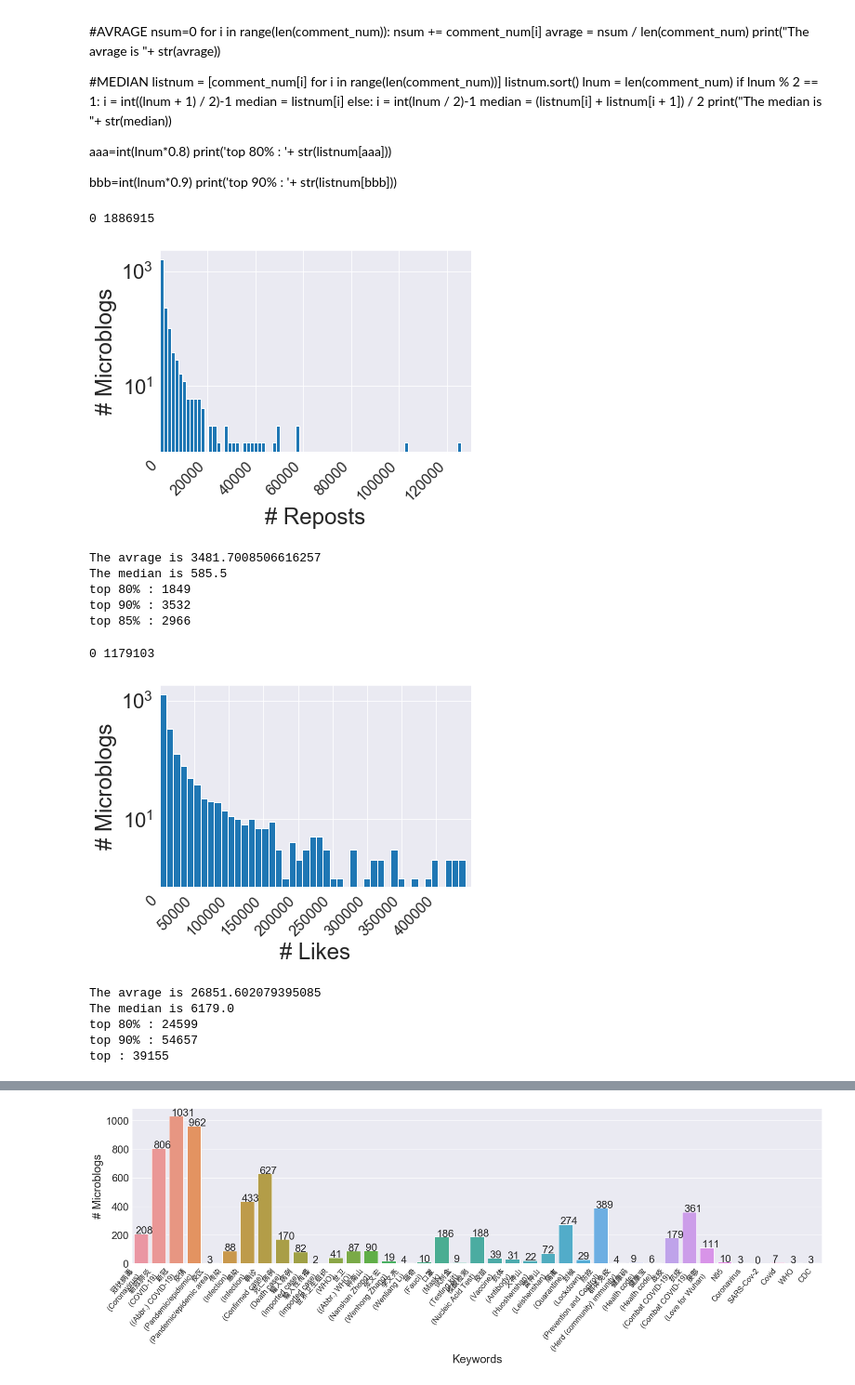
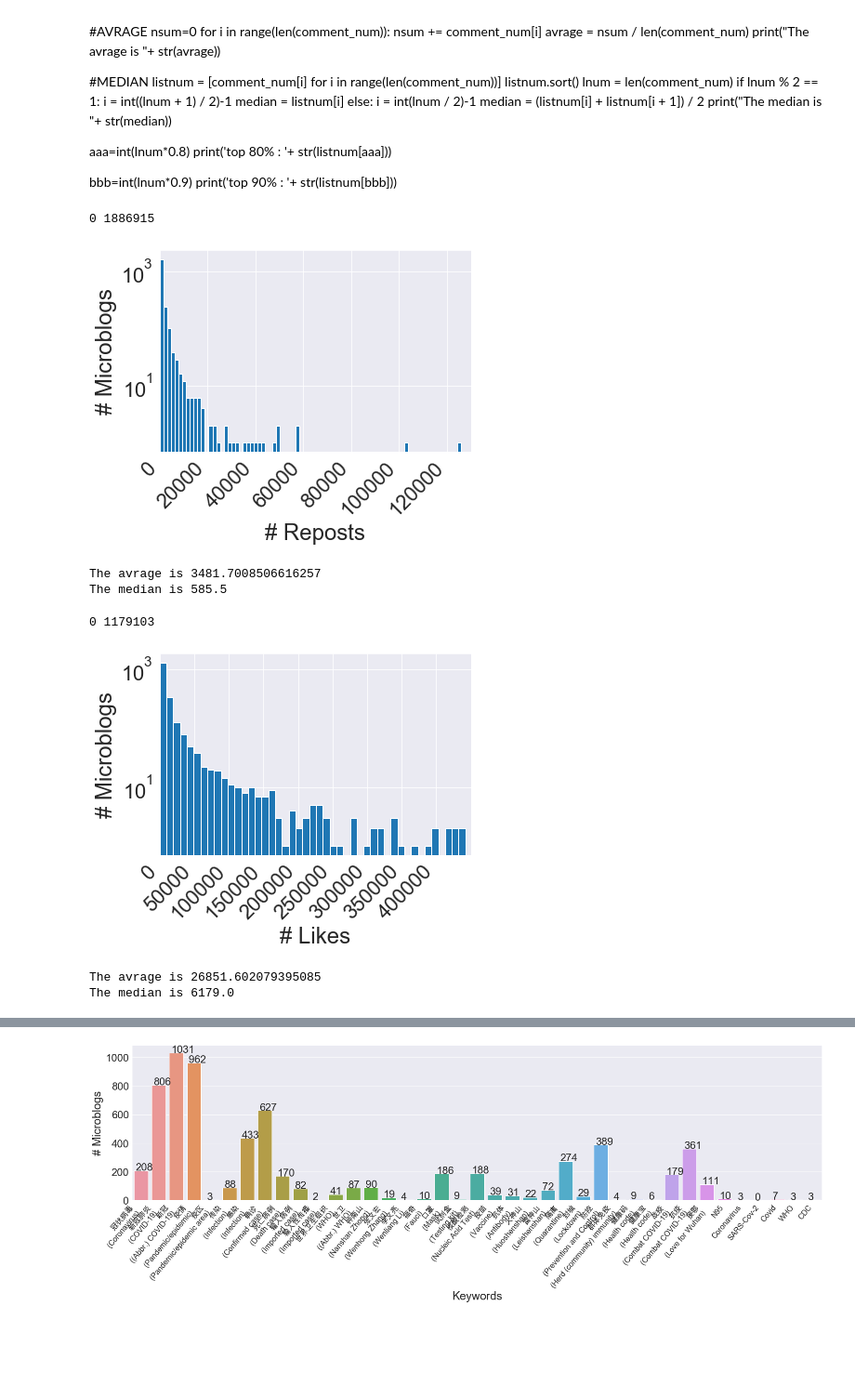
Before and after one commit to cyang03/CHECKED, a Jupyter notebook: code/analysis.ipynb, the cells around one changed output, grey strips where cells are left out. Shown at 93% size. Saved outputs shown, nothing was run; the diff lists cells and outputs as text; code cells hidden in the pictures; blank space fills up the shorter version.

```diff
--- a/code/analysis.ipynb
+++ b/code/analysis.ipynb
@@ -51,6 +52,8 @@ dates[ dates=='2020-06' ] = 'Jun'
 dates[ dates=='2020-07' ] = 'Jul'
 dates[ dates=='2020-08' ] = 'Aug'
 
+matplotlib.rcParams['pdf.fonttype'] = 42
+matplotlib.rcParams['ps.fonttype'] = 42
 
 plt.figure(figsize=(8,6))
 ax = sns.countplot(dates,order = ['Dec','Jan','Feb','Mar','Apr','May','Jun','Jul','Aug'])
@@ -94,6 +97,9 @@ plt.figure(figsize=(7,6))
 ax = sns.distplot(nums,hist=True, kde=False, bins=15, rug=False, fit=None, norm_hist=False, hist_kws=hist_kws)
 plt.xlabel('# Pictures')
 plt.ylabel('# Microblogs')
+
+matplotlib.rcParams['pdf.fonttype'] = 42
+matplotlib.rcParams['ps.fonttype'] = 42
 plt.xlim([nums.min()-1,nums.max()+1])
 #plt.xticks(np.arange(nums.max()+1))
 plt.xticks([0,3,6,9,12,15,18])
@@ -137,7 +143,8 @@ plt.xlabel('# Words')
 plt.ylabel('# Microblogs')
 plt.xlim([0, 900])
 plt.xticks([0,150,300,450,600,750,900])
-
+matplotlib.rcParams['pdf.fonttype'] = 42
+matplotlib.rcParams['ps.fonttype'] = 42
 plt.savefig("./numOfWords_numOfWb.pdf",bbox_inches='tight')
 plt.show()
 
@@ -268,51 +275,39 @@ for r in dfs['repost_num']:
 ax = sns.distplot(repost_num, bins=1200,hist=True, kde=False, rug=False, fit=None, norm_hist=False, hist_kws=hist_kws)
 plt.xlabel('# Reposts')
 plt.ylabel('# Microblogs')
-
+matplotlib.rcParams['pdf.fonttype'] = 42
+matplotlib.rcParams['ps.fonttype'] = 42
 print(min(repost_num),max(repost_num))
 plt.xlim([0,130000])
 plt.xticks([0,20000,40000,60000,80000,100000,120000],rotation=45, horizontalalignment='right')
 ax.set_yscale('log')
 
 plt.savefig("./numOfRepost_numOfWB.pdf",bbox_inches='tight')
 plt.show()
 
 #AVRAGE
 nsum=0
 for i in range(len(repost_num)):
     nsum += repost_num[i]
     avrage = nsum / len(repost_num)
 print("The avrage is "+ str(avrage))
 
 #MEDIAN
 listnum = [repost_num[i] for i in range(len(repost_num))]
 listnum.sort()
 lnum = len(repost_num)
 if lnum % 2 == 1:
     i = int((lnum + 1) / 2)-1
     median = listnum[i]
 else:
     i = int(lnum / 2)-1
     median = (listnum[i] + listnum[i + 1]) / 2
 print("The median is "+ str(median))
-
-
-aaa=int(lnum*0.8)
-print('top 80% : '+ str(listnum[aaa]))
-
-bbb=int(lnum*0.9)
-print('top 90% : '+ str(listnum[bbb]))
-
-ccc=int(lnum*0.875)
-print('top 85% : '+ str(listnum[ccc]))
 # %% [output]
 0 1886915
-[figure, old version]
+[figure, new version]
 The avrage is 3481.7008506616257
 The median is 585.5
-top 80% : 1849
-top 90% : 3532
-top 85% : 2966
 # %%
 like_num = []
 hist_kws = {'alpha': 1}
@@ -323,7 +318,8 @@ for l in dfs['like_num']:
 ax = sns.distplot(like_num, bins=120, hist=True, kde=False, rug=False, fit=None, norm_hist=False, hist_kws=hist_kws)
 plt.xlabel('# Likes')
 plt.ylabel('# Microblogs')
-
+matplotlib.rcParams['pdf.fonttype'] = 42
+matplotlib.rcParams['ps.fonttype'] = 42
 plt.xlim([0, 450000])
 plt.xticks([0,50000,100000,150000,200000,250000,300000,350000,400000],rotation=45, horizontalalignment='right')
 ax.set_yscale('log')
@@ -349,23 +345,11 @@ else:
     i = int(lnum / 2)-1
     median = (listnum[i] + listnum[i + 1]) / 2
 print("The median is "+ str(median))
-
-aaa=int(lnum*0.8)
-print('top 80% : '+ str(listnum[aaa]))
-
-bbb=int(lnum*0.9)
-print('top 90% : '+ str(listnum[bbb]))
-
-ccc=int(lnum*0.864)
-print('top : '+ str(listnum[ccc]))
 # %% [output]
 0 1179103
-[figure, old version]
+[figure, new version]
 The avrage is 26851.602079395085
 The median is 6179.0
-top 80% : 24599
-top 90% : 54657
-top : 39155
 # %%
 text = []
 hist_kws = {'alpha': 1}
```
Also changed, not shown: parts of 5 cells of this notebook, 1 other file.
